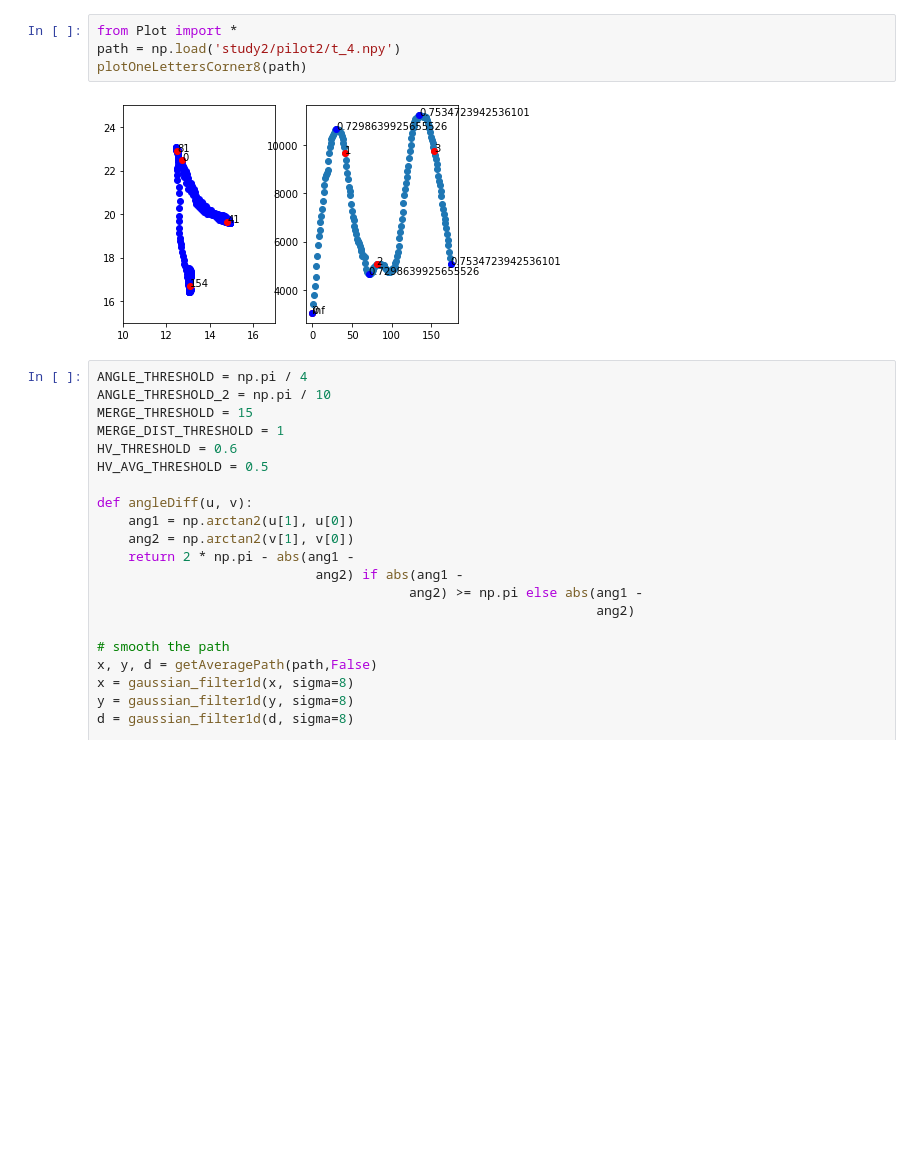
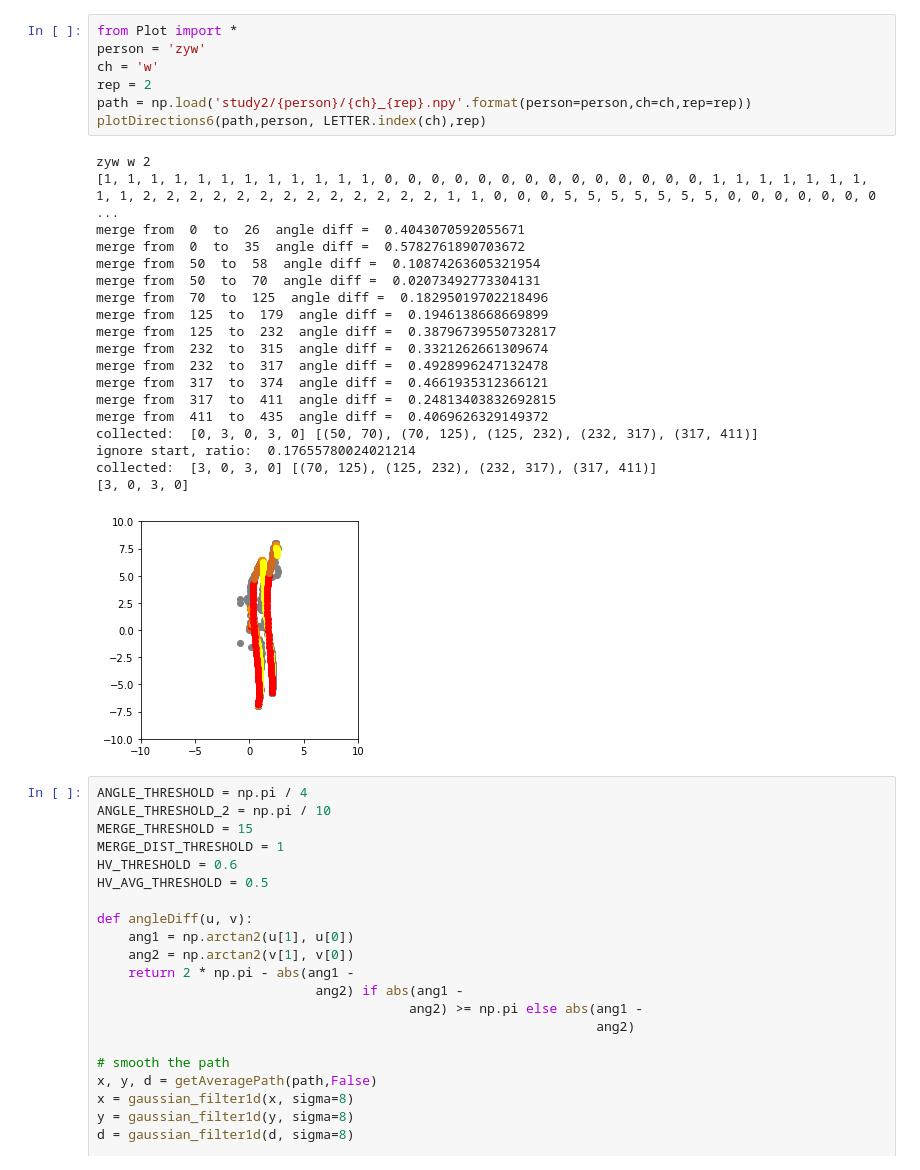
Before and after one commit to Derican/FingertipGesture, a Jupyter notebook: temp.ipynb, the cells around one changed output. Drawn from its saved outputs; the diff is of its cells as text; blank space fills up the shorter version.

```diff
--- a/temp.ipynb
+++ b/temp.ipynb
@@ -1,9 +1,30 @@
-# %%
-from Plot import *
-path = np.load('study2/pilot2/t_4.npy')
-plotOneLettersCorner8(path)
-# %% [output]
-[figure, removed]
+# %%
+from Plot import *
+person = 'zyw'
+ch = 'w'
+rep = 2
+path = np.load('study2/{person}/{ch}_{rep}.npy'.format(person=person,ch=ch,rep=rep))
+plotDirections6(path,person, LETTER.index(ch),rep)
+# %% [output]
+zyw w 2
+[1, 1, 1, 1, 1, 1, 1, 1, 1, 1, 1, 1, 0, 0, 0, 0, 0, 0, 0, 0, 0, 0, 0, 0, 0, 0, 1, 1, 1, 1, 1, 1, 1, 1, 1, 2, 2, 2, 2, 2, 2, 2, 2, 2, 2, 2, 2, 2, 1, 1, 0, 0, 0, 5, 5, 5, 5, 5, 5, 5, 0, 0, 0, 0, 0, 0, 0 ...
+merge from  0  to  26  angle diff =  0.4043070592055671
+merge from  0  to  35  angle diff =  0.5782761890703672
+merge from  50  to  58  angle diff =  0.10874263605321954
+merge from  50  to  70  angle diff =  0.02073492773304131
+merge from  70  to  125  angle diff =  0.18295019702218496
+merge from  125  to  179  angle diff =  0.1946138668669899
+merge from  125  to  232  angle diff =  0.38796739550732817
+merge from  232  to  315  angle diff =  0.3321262661309674
+merge from  232  to  317  angle diff =  0.4928996247132478
+merge from  317  to  374  angle diff =  0.4661935312366121
+merge from  317  to  411  angle diff =  0.24813403832692815
+merge from  411  to  435  angle diff =  0.4069626329149372
+collected:  [0, 3, 0, 3, 0] [(50, 70), (70, 125), (125, 232), (232, 317), (317, 411)]
+ignore start, ratio:  0.17655780024021214
+collected:  [3, 0, 3, 0] [(70, 125), (125, 232), (232, 317), (317, 411)]
+[3, 0, 3, 0]
+[figure, added]
 # %%
 ANGLE_THRESHOLD = np.pi / 4
 ANGLE_THRESHOLD_2 = np.pi / 10
```
Also changed, not shown: parts of 1 cell of this notebook, 3 other files.
